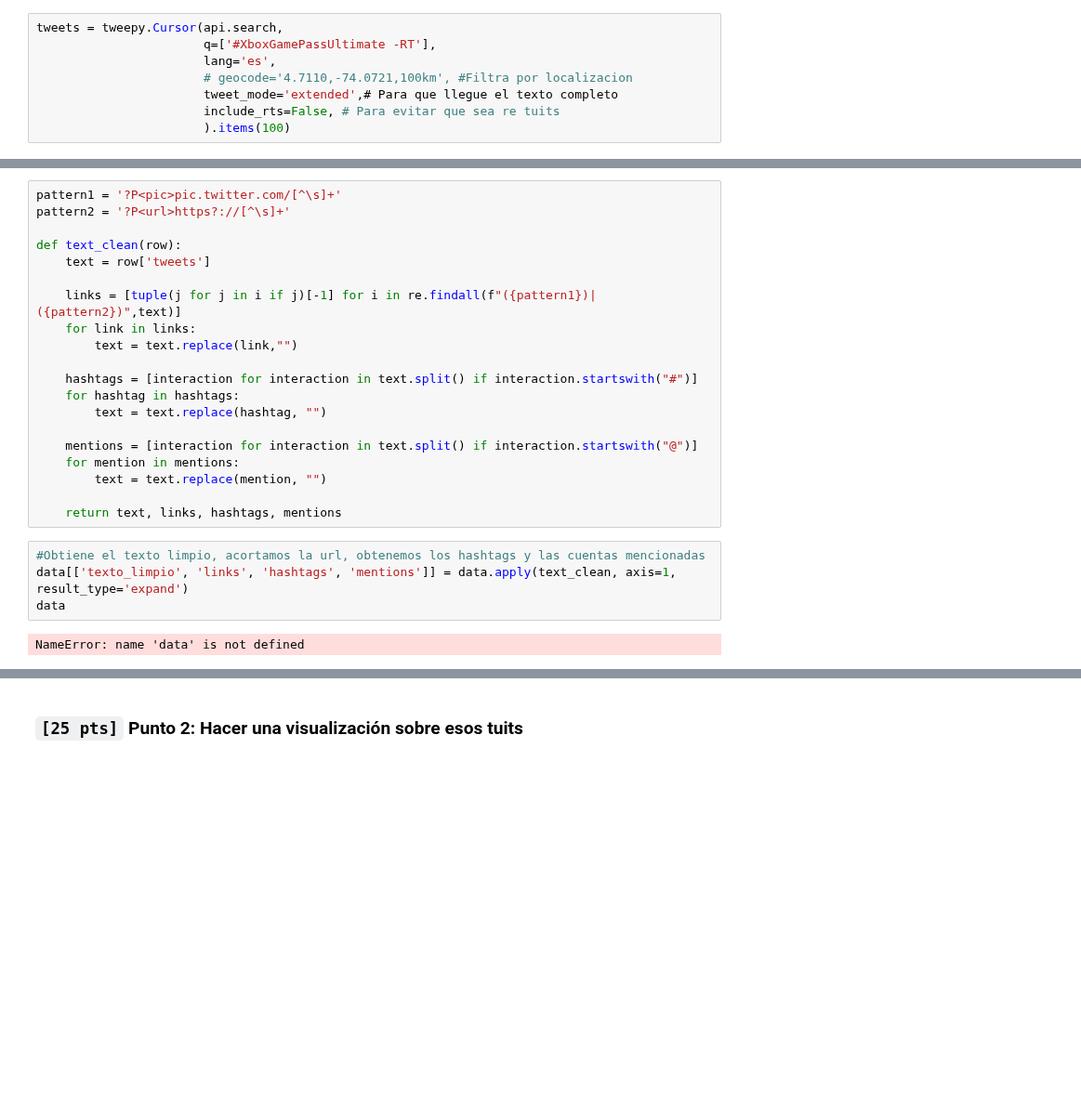
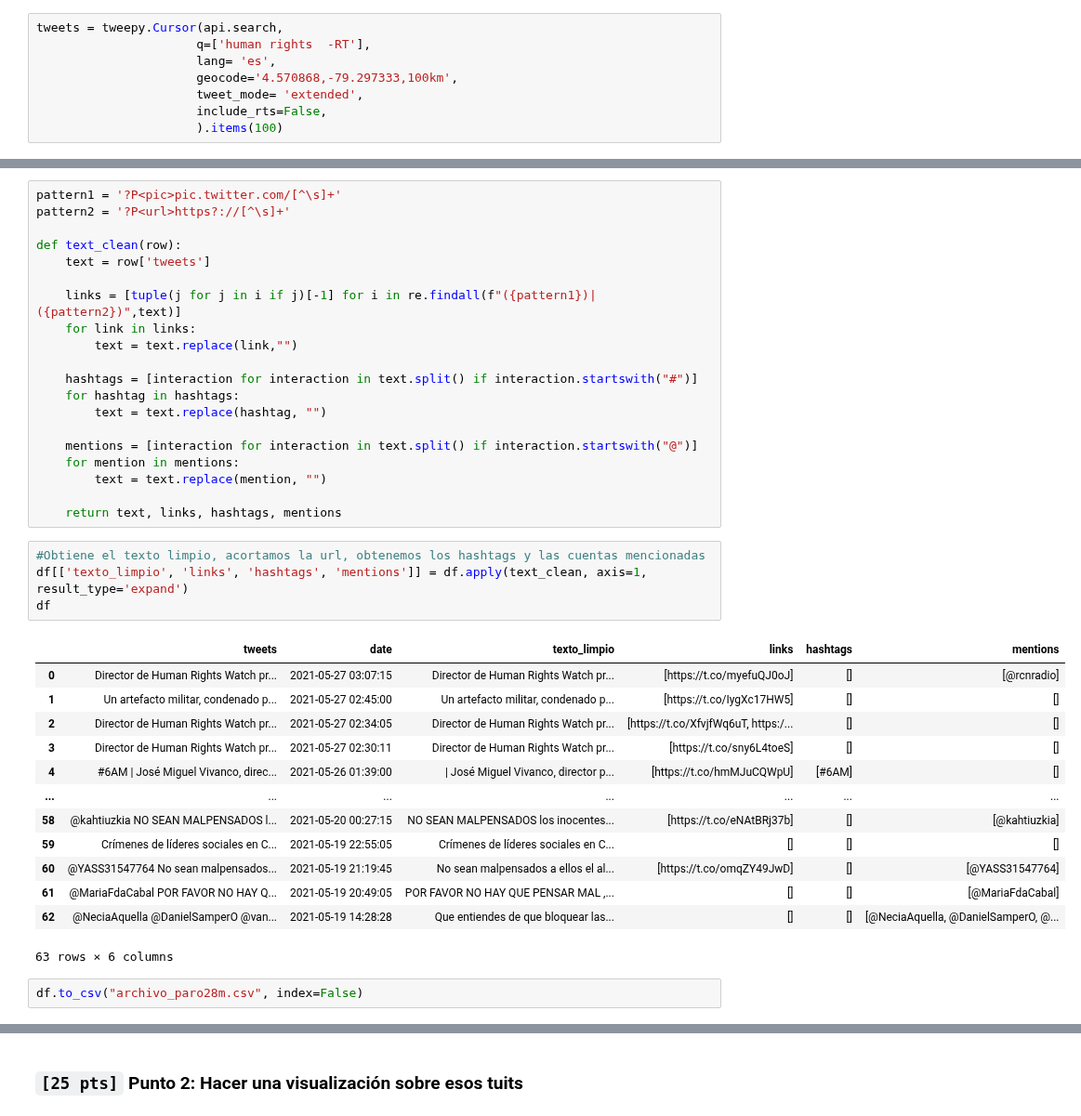
Before and after one commit to Keylanizmo/NLP, a Jupyter notebook: Taller 11 NLP - Keylan Valencia .ipynb, the cells around one changed output, grey strips where cells are left out. Shown at 93% size. Cells and saved outputs as stored; diff of their text form; blank space fills up the shorter version.

```diff
--- a/Taller 11 NLP - Keylan Valencia .ipynb
+++ b/Taller 11 NLP - Keylan Valencia .ipynb
@@ -43,11 +52,11 @@ api = tweepy.API(auth, wait_on_rate_limit=True)
 # %%
 tweets = tweepy.Cursor(api.search,
-                       q=['#XboxGamePassUltimate -RT'],
-                       lang='es',
-                       # geocode='4.7110,-74.0721,100km', #Filtra por localizacion
-                       tweet_mode='extended',# Para que llegue el texto completo
-                       include_rts=False, # Para evitar que sea re tuits
-                       ).items(100)
+                      q=['human rights  -RT'],
+                      lang= 'es',
+                      geocode='4.570868,-79.297333,100km',
+                      tweet_mode= 'extended',
+                      include_rts=False,
+                      ).items(100)
 # %%
 
 # Convirte la informacion en una lista
@@ -98,7 +158,21 @@ def text_clean(row):
     return text, links, hashtags, mentions
 # %%
 #Obtiene el texto limpio, acortamos la url, obtenemos los hashtags y las cuentas mencionadas
-data[['texto_limpio', 'links', 'hashtags', 'mentions']] = data.apply(text_clean, axis=1, result_type='expand')
-data
+df[['texto_limpio', 'links', 'hashtags', 'mentions']] = df.apply(text_clean, axis=1, result_type='expand')
+df
 # %% [output]
+|  | tweets | date | texto_limpio | links | hashtags | mentions |
+| 0 | Director de Human Rights Watch pr... | 2021-05-27 03:07:15 | Director de Human Rights Watch pr... | [https://t.co/myefuQJ0oJ] | [] | [@rcnradio] |
+| 1 | Un artefacto militar, condenado p... | 2021-05-27 02:45:00 | Un artefacto militar, condenado p... | [https://t.co/IygXc17HW5] | [] | [] |
+| 2 | Director de Human Rights Watch pr... | 2021-05-27 02:34:05 | Director de Human Rights Watch pr... | [https://t.co/XfvjfWq6uT, https:/... | [] | [] |
+| 3 | Director de Human Rights Watch pr... | 2021-05-27 02:30:11 | Director de Human Rights Watch pr... | [https://t.co/sny6L4toeS] | [] | [] |
+| 4 | #6AM | José Miguel Vivanco, direc... | 2021-05-26 01:39:00 | | José Miguel Vivanco, director p... | [https://t.co/hmMJuCQWpU] | [#6AM] | [] |
+| ... | ... | ... | ... | ... | ... | ... |
+| 58 | @kahtiuzkia NO SEAN MALPENSADOS l... | 2021-05-20 00:27:15 | NO SEAN MALPENSADOS los inocentes... | [https://t.co/eNAtBRj37b] | [] | [@kahtiuzkia] |
+| 59 | Crímenes de líderes sociales en C... | 2021-05-19 22:55:05 | Crímenes de líderes sociales en C... | [] | [] | [] |
+| 60 | @YASS31547764 No sean malpensados... | 2021-05-19 21:19:45 | No sean malpensados a ellos el al... | [https://t.co/omqZY49JwD] | [] | [@YASS31547764] |
+| 61 | @MariaFdaCabal POR FAVOR NO HAY Q... | 2021-05-19 20:49:05 | POR FAVOR NO HAY QUE PENSAR MAL ,... | [] | [] | [@MariaFdaCabal] |
+| 62 | @NeciaAquella @DanielSamperO @van... | 2021-05-19 14:28:28 | Que entiendes de que bloquear las... | [] | [] | [@NeciaAquella, @DanielSamperO, @... |
-NameError: name 'data' is not defined
+63 rows × 6 columns
+# %%
+df.to_csv("archivo_paro28m.csv", index=False)
```
Also changed, not shown: parts of 23 cells of this notebook.
